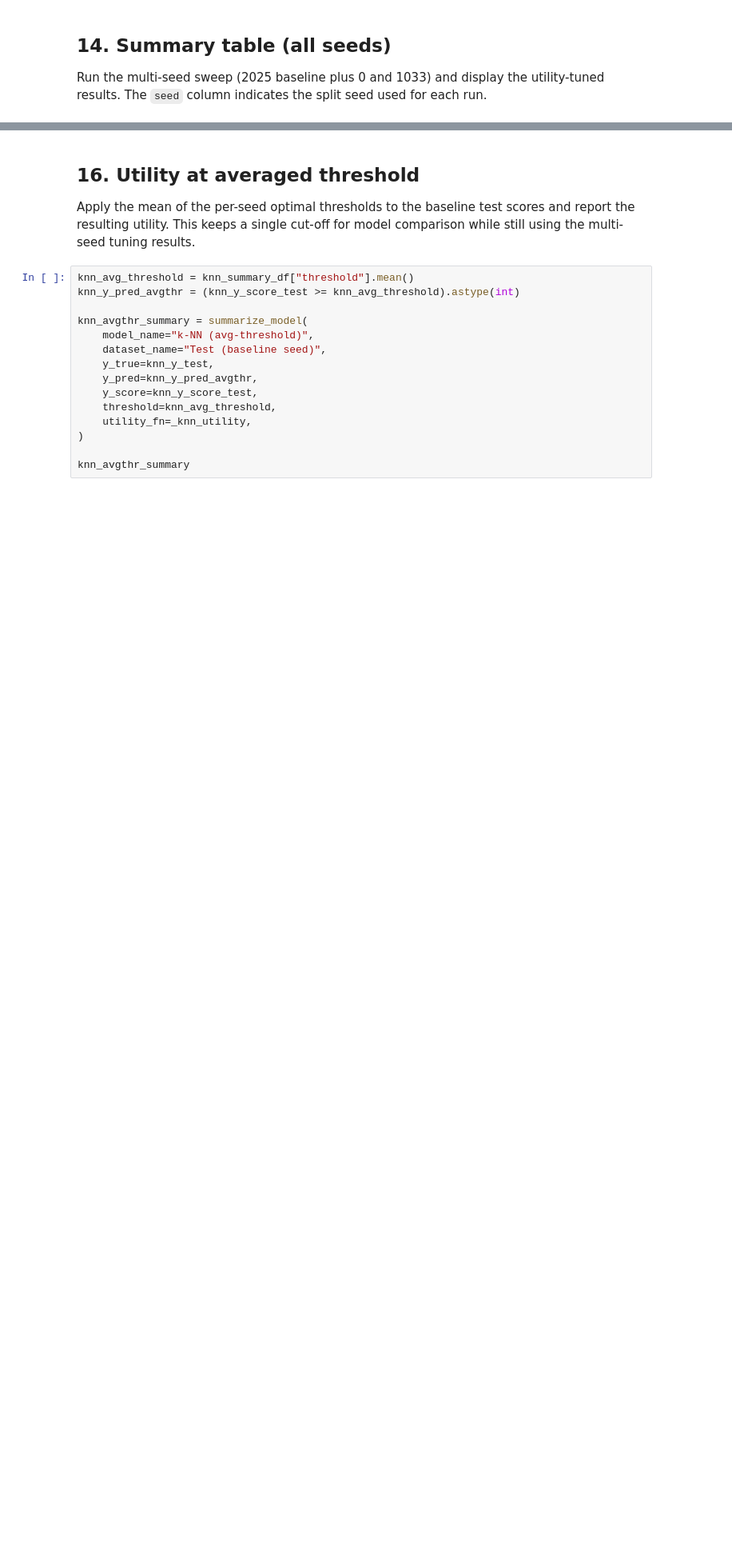
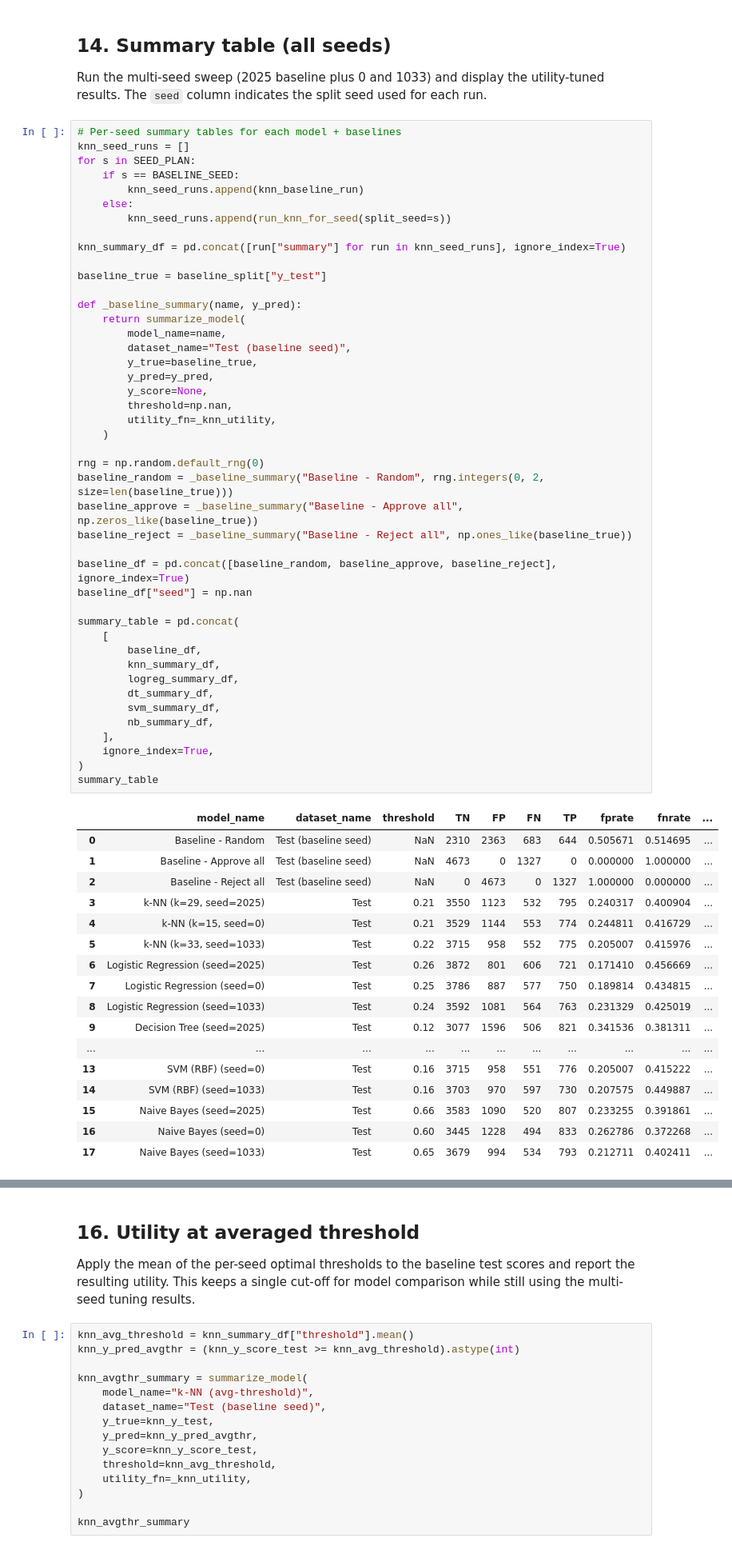
Before and after one commit to albertoquiroga-ctrl/exchange-data-concepts, a Jupyter notebook: Code/Final Project/KNN/Final_Project.ipynb, the cells around one changed output, grey strips where cells are left out. Shown: that part at 80% size. Cells and saved outputs as stored; diff of their text form; blank space fills up the shorter version.

```diff
--- a/Code/Final Project/KNN/Final_Project.ipynb
+++ b/Code/Final Project/KNN/Final_Project.ipynb
@@ -606,4 +702,66 @@ Expected value over all 6000 test customers: 24470711.37
 ## 14. Summary table (all seeds)
 
 Run the multi-seed sweep (2025 baseline plus 0 and 1033) and display the utility-tuned results. The `seed` column indicates the split seed used for each run.
+# %%
+# Per-seed summary tables for each model + baselines
+knn_seed_runs = []
+for s in SEED_PLAN:
+    if s == BASELINE_SEED:
+        knn_seed_runs.append(knn_baseline_run)
+    else:
+        knn_seed_runs.append(run_knn_for_seed(split_seed=s))
+
+knn_summary_df = pd.concat([run["summary"] for run in knn_seed_runs], ignore_index=True)
+
+baseline_true = baseline_split["y_test"]
+
+def _baseline_summary(name, y_pred):
+    return summarize_model(
+        model_name=name,
+        dataset_name="Test (baseline seed)",
+        y_true=baseline_true,
+        y_pred=y_pred,
+        y_score=None,
+        threshold=np.nan,
+        utility_fn=_knn_utility,
+    )
+
+rng = np.random.default_rng(0)
+baseline_random = _baseline_summary("Baseline - Random", rng.integers(0, 2, size=len(baseline_true)))
+baseline_approve = _baseline_summary("Baseline - Approve all", np.zeros_like(baseline_true))
+baseline_reject = _baseline_summary("Baseline - Reject all", np.ones_like(baseline_true))
+
+baseline_df = pd.concat([baseline_random, baseline_approve, baseline_reject], ignore_index=True)
+baseline_df["seed"] = np.nan
+
+summary_table = pd.concat(
+    [
+        baseline_df,
+        knn_summary_df,
+        logreg_summary_df,
+        dt_summary_df,
+        svm_summary_df,
+        nb_summary_df,
+    ],
+    ignore_index=True,
+)
+summary_table
+# %% [output]
+|  | model_name | dataset_name | threshold | TN | FP | FN | TP | fprate | fnrate | ... |
+| 0 | Baseline - Random | Test (baseline seed) | NaN | 2310 | 2363 | 683 | 644 | 0.505671 | 0.514695 | ... |
+| 1 | Baseline - Approve all | Test (baseline seed) | NaN | 4673 | 0 | 1327 | 0 | 0.000000 | 1.000000 | ... |
+| 2 | Baseline - Reject all | Test (baseline seed) | NaN | 0 | 4673 | 0 | 1327 | 1.000000 | 0.000000 | ... |
+| 3 | k-NN (k=29, seed=2025) | Test | 0.21 | 3550 | 1123 | 532 | 795 | 0.240317 | 0.400904 | ... |
+| 4 | k-NN (k=15, seed=0) | Test | 0.21 | 3529 | 1144 | 553 | 774 | 0.244811 | 0.416729 | ... |
+| 5 | k-NN (k=33, seed=1033) | Test | 0.22 | 3715 | 958 | 552 | 775 | 0.205007 | 0.415976 | ... |
+| 6 | Logistic Regression (seed=2025) | Test | 0.26 | 3872 | 801 | 606 | 721 | 0.171410 | 0.456669 | ... |
+| 7 | Logistic Regression (seed=0) | Test | 0.25 | 3786 | 887 | 577 | 750 | 0.189814 | 0.434815 | ... |
+| 8 | Logistic Regression (seed=1033) | Test | 0.24 | 3592 | 1081 | 564 | 763 | 0.231329 | 0.425019 | ... |
+| 9 | Decision Tree (seed=2025) | Test | 0.12 | 3077 | 1596 | 506 | 821 | 0.341536 | 0.381311 | ... |
+| ... | ... | ... | ... | ... | ... | ... | ... | ... | ... | ... |
+| 13 | SVM (RBF) (seed=0) | Test | 0.16 | 3715 | 958 | 551 | 776 | 0.205007 | 0.415222 | ... |
+| 14 | SVM (RBF) (seed=1033) | Test | 0.16 | 3703 | 970 | 597 | 730 | 0.207575 | 0.449887 | ... |
+| 15 | Naive Bayes (seed=2025) | Test | 0.66 | 3583 | 1090 | 520 | 807 | 0.233255 | 0.391861 | ... |
+| 16 | Naive Bayes (seed=0) | Test | 0.60 | 3445 | 1228 | 494 | 833 | 0.262786 | 0.372268 | ... |
+| 17 | Naive Bayes (seed=1033) | Test | 0.65 | 3679 | 994 | 534 | 793 | 0.212711 | 0.402411 | ... |
 # %%
```
Also changed, not shown: parts of 5 cells of this notebook.
